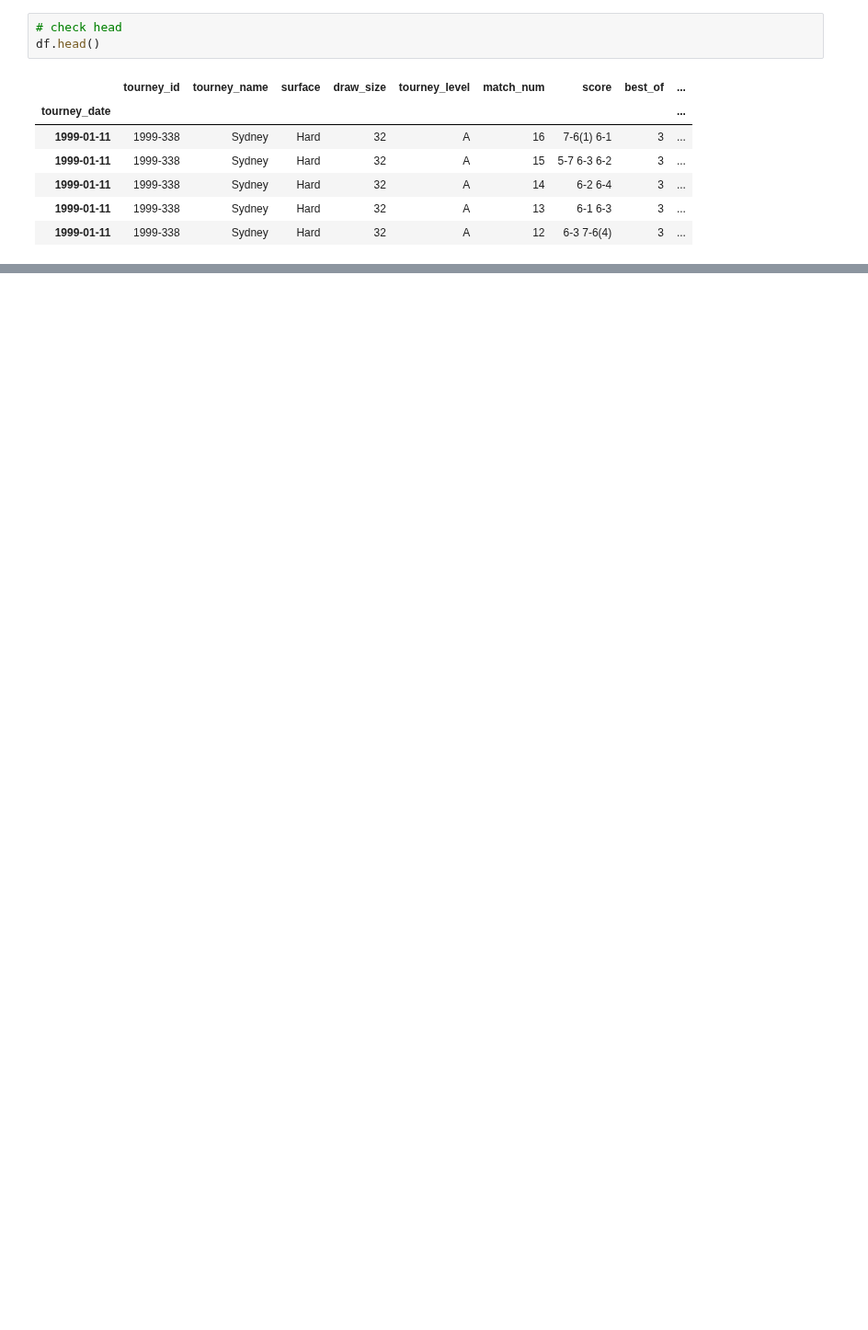
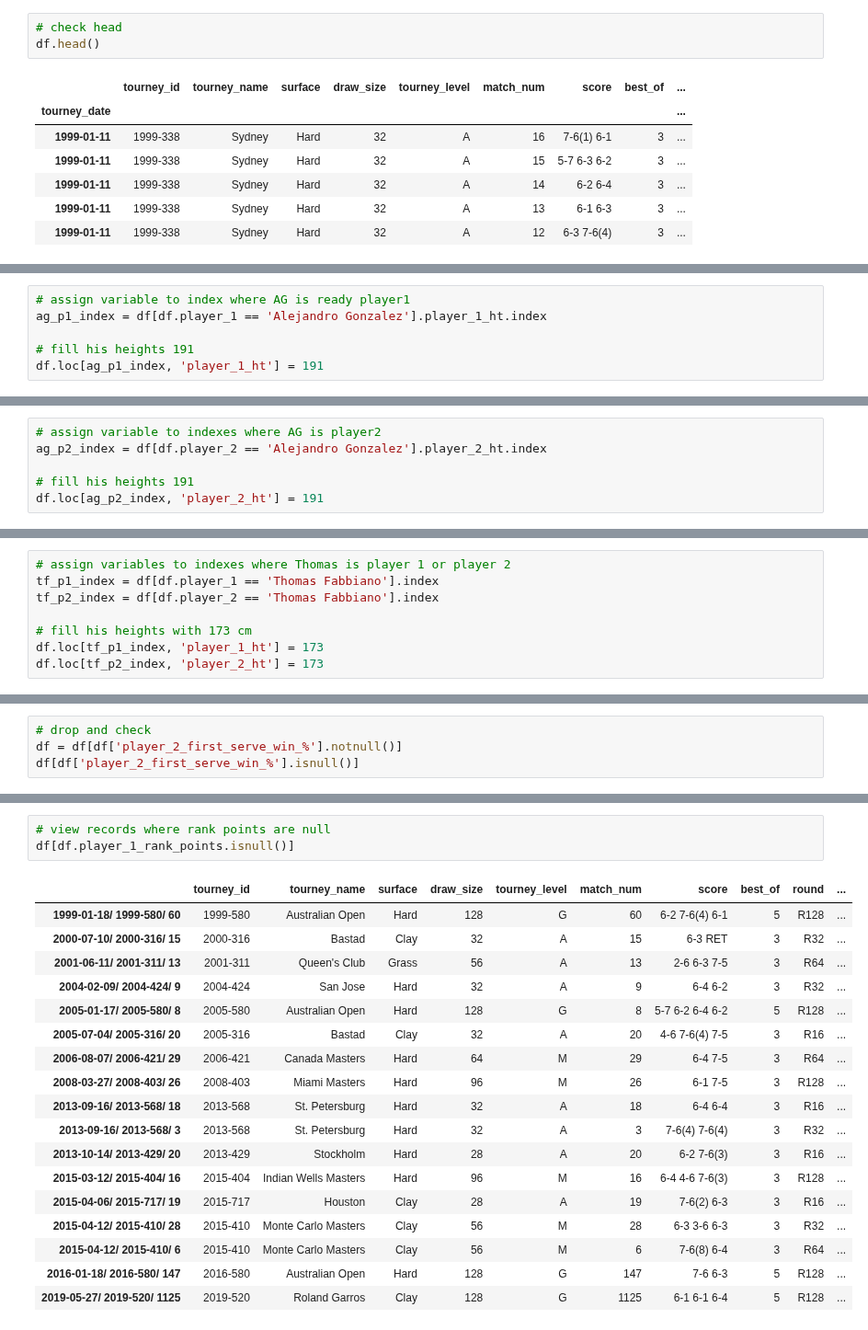
Before and after one commit to Racket-Science/Tennis-Match-Predictions, a Jupyter notebook: Notebooks/bondy_books/bondy_2.1.ipynb, the cells around one changed output, grey strips where cells are left out. Shown at 92% size. Saved outputs shown, nothing was run; the diff lists cells and outputs as text; blank space fills up the shorter version.

```diff
--- a/Notebooks/bondy_books/bondy_2.1.ipynb
+++ b/Notebooks/bondy_books/bondy_2.1.ipynb
@@ -56,0 +349,6 @@ df.tail()
+# %%
+# assign variable to index where AG is ready player1
+ag_p1_index = df[df.player_1 == 'Alejandro Gonzalez'].player_1_ht.index
+
+# fill his heights 191
+df.loc[ag_p1_index, 'player_1_ht'] = 191
@@ -56,0 +376,6 @@ df.tail()
+# %%
+# assign variable to indexes where AG is player2
+ag_p2_index = df[df.player_2 == 'Alejandro Gonzalez'].player_2_ht.index
+
+# fill his heights 191
+df.loc[ag_p2_index, 'player_2_ht'] = 191
@@ -56,0 +389,8 @@ df.tail()
+# %%
+# assign variables to indexes where Thomas is player 1 or player 2
+tf_p1_index = df[df.player_1 == 'Thomas Fabbiano'].index
+tf_p2_index = df[df.player_2 == 'Thomas Fabbiano'].index
+
+# fill his heights with 173 cm
+df.loc[tf_p1_index, 'player_1_ht'] = 173
+df.loc[tf_p2_index, 'player_2_ht'] = 173
@@ -56,0 +479,4 @@ df.tail()
+# %%
+# drop and check
+df = df[df['player_2_first_serve_win_%'].notnull()]
+df[df['player_2_first_serve_win_%'].isnull()]
@@ -56,0 +525,22 @@ df.tail()
+# %%
+# view records where rank points are null
+df[df.player_1_rank_points.isnull()]
+# %% [output]
+|  | tourney_id | tourney_name | surface | draw_size | tourney_level | match_num | score | best_of | round | ... |
+| 1999-01-18/ 1999-580/ 60 | 1999-580 | Australian Open | Hard | 128 | G | 60 | 6-2 7-6(4) 6-1 | 5 | R128 | ... |
+| 2000-07-10/ 2000-316/ 15 | 2000-316 | Bastad | Clay | 32 | A | 15 | 6-3 RET | 3 | R32 | ... |
+| 2001-06-11/ 2001-311/ 13 | 2001-311 | Queen's Club | Grass | 56 | A | 13 | 2-6 6-3 7-5 | 3 | R64 | ... |
+| 2004-02-09/ 2004-424/ 9 | 2004-424 | San Jose | Hard | 32 | A | 9 | 6-4 6-2 | 3 | R32 | ... |
+| 2005-01-17/ 2005-580/ 8 | 2005-580 | Australian Open | Hard | 128 | G | 8 | 5-7 6-2 6-4 6-2 | 5 | R128 | ... |
+| 2005-07-04/ 2005-316/ 20 | 2005-316 | Bastad | Clay | 32 | A | 20 | 4-6 7-6(4) 7-5 | 3 | R16 | ... |
+| 2006-08-07/ 2006-421/ 29 | 2006-421 | Canada Masters | Hard | 64 | M | 29 | 6-4 7-5 | 3 | R64 | ... |
+| 2008-03-27/ 2008-403/ 26 | 2008-403 | Miami Masters | Hard | 96 | M | 26 | 6-1 7-5 | 3 | R128 | ... |
+| 2013-09-16/ 2013-568/ 18 | 2013-568 | St. Petersburg | Hard | 32 | A | 18 | 6-4 6-4 | 3 | R16 | ... |
+| 2013-09-16/ 2013-568/ 3 | 2013-568 | St. Petersburg | Hard | 32 | A | 3 | 7-6(4) 7-6(4) | 3 | R32 | ... |
+| 2013-10-14/ 2013-429/ 20 | 2013-429 | Stockholm | Hard | 28 | A | 20 | 6-2 7-6(3) | 3 | R16 | ... |
+| 2015-03-12/ 2015-404/ 16 | 2015-404 | Indian Wells Masters | Hard | 96 | M | 16 | 6-4 4-6 7-6(3) | 3 | R128 | ... |
+| 2015-04-06/ 2015-717/ 19 | 2015-717 | Houston | Clay | 28 | A | 19 | 7-6(2) 6-3 | 3 | R16 | ... |
+| 2015-04-12/ 2015-410/ 28 | 2015-410 | Monte Carlo Masters | Clay | 56 | M | 28 | 6-3 3-6 6-3 | 3 | R32 | ... |
+| 2015-04-12/ 2015-410/ 6 | 2015-410 | Monte Carlo Masters | Clay | 56 | M | 6 | 7-6(8) 6-4 | 3 | R64 | ... |
+| 2016-01-18/ 2016-580/ 147 | 2016-580 | Australian Open | Hard | 128 | G | 147 | 7-6 6-3 | 5 | R128 | ... |
+| 2019-05-27/ 2019-520/ 1125 | 2019-520 | Roland Garros | Clay | 128 | G | 1125 | 6-1 6-1 6-4 | 5 | R128 | ... |
```
Also changed, not shown: parts of 41 cells of this notebook, 2 other files.
